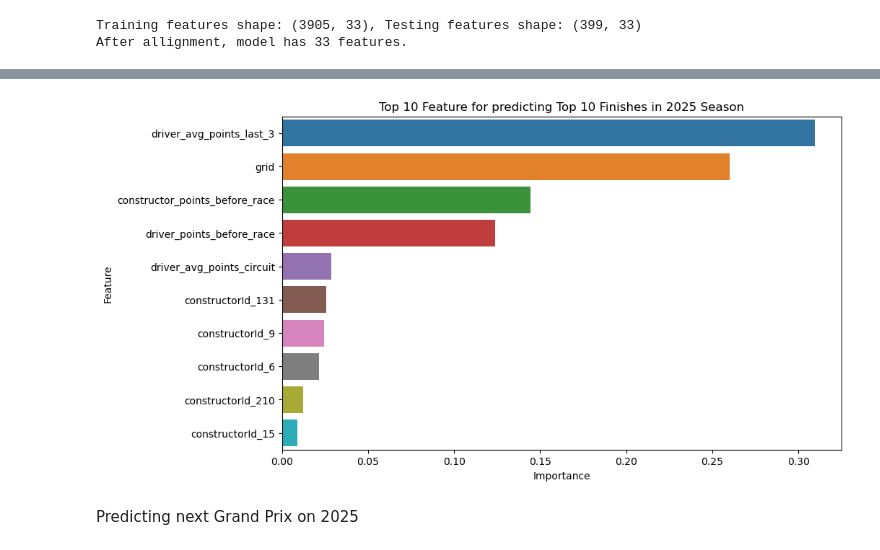
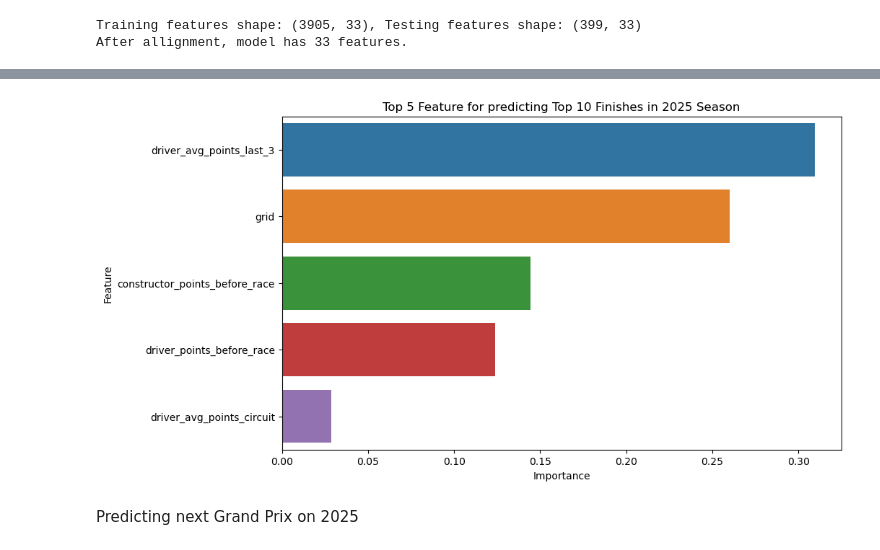
Before and after one commit to Ifdhal17/f1_point_finisher_prediction, a Jupyter notebook: f1prediction.ipynb, the cells around one changed output, grey strips where cells are left out. Saved outputs shown, nothing was run; the diff lists cells and outputs as text; code cells hidden in the pictures.

```diff
--- a/f1prediction.ipynb
+++ b/f1prediction.ipynb
@@ -229,19 +229,19 @@ Confusion Matrix:
 # %%
 # Get feature importances from the trained model
 importances = best_rf_model.feature_importances_
 feature_names = X_train.columns
 
 # Create a DataFrame for visualization
 importances_df = pd.DataFrame({'Feature': feature_names, 'Importance': importances})
 importances_df = importances_df.sort_values(by='Importance', ascending=False)
 
 # Plot the top 10 feature importances
 plt.figure(figsize=(10, 6))
-sns.barplot(x='Importance', y='Feature', data=importances_df.head(10))
-plt.title(f"Top 10 Feature for predicting Top 10 Finishes in {latest_year} Season")
+sns.barplot(x='Importance', y='Feature', data=importances_df.head(5))
+plt.title(f"Top 5 Feature for predicting Top 10 Finishes in {latest_year} Season")
 plt.show()
 # %% [output]
-[figure, old version]
+[figure, new version]
 # %% [markdown]
 Predicting next Grand Prix on 2025
 # %%
```
Also changed, not shown: parts of 4 cells of this notebook.
